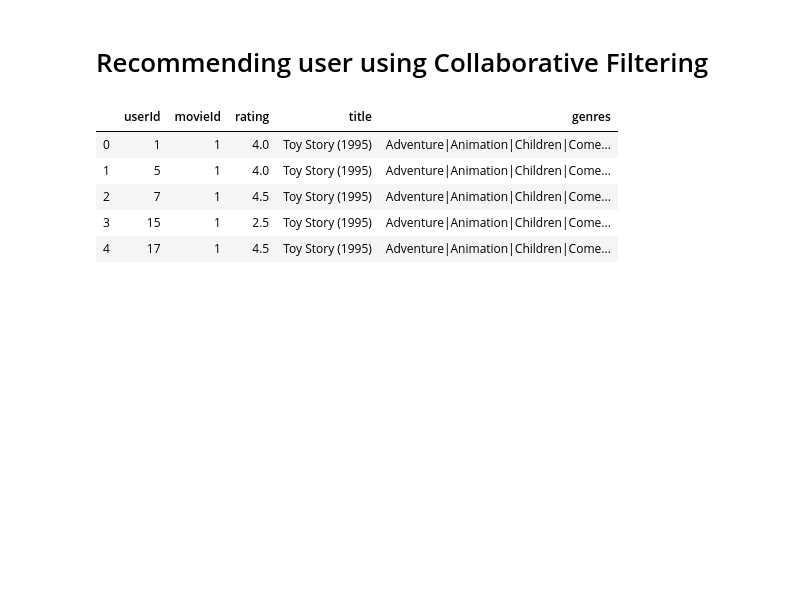
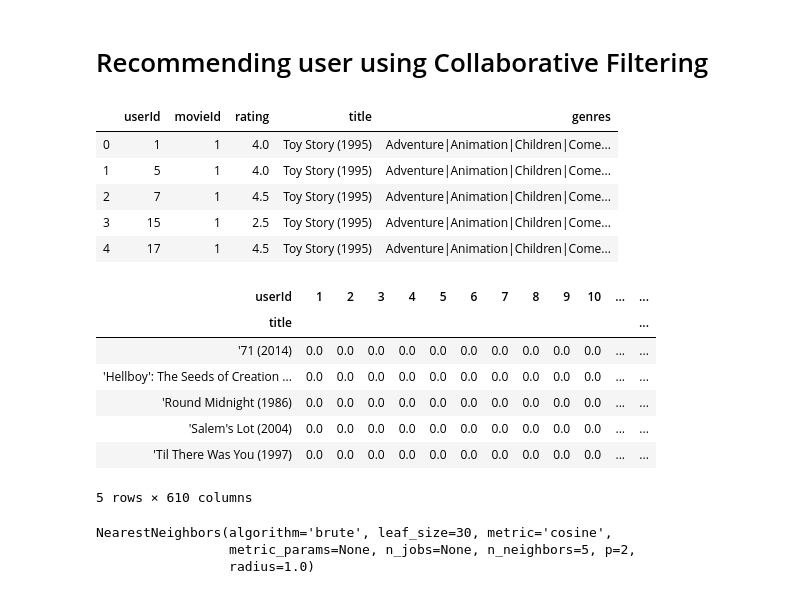
Before and after one commit to soumyajit4419/Movie_Recommender_System, a Jupyter notebook: Movie_recommender_system.ipynb, the cells around one changed output. Cells and saved outputs as stored; diff of their text form; code cells hidden in the pictures; blank space fills up the shorter version.

```diff
--- a/Movie_recommender_system.ipynb
+++ b/Movie_recommender_system.ipynb
@@ -145,3 +145,15 @@ df.head()
 | 2 | 7 | 1 | 4.5 | Toy Story (1995) | Adventure|Animation|Children|Come... |
 | 3 | 15 | 1 | 2.5 | Toy Story (1995) | Adventure|Animation|Children|Come... |
 | 4 | 17 | 1 | 4.5 | Toy Story (1995) | Adventure|Animation|Children|Come... |
+# %%
+movie_mat=pd.pivot_table(df,values='rating',index='title',columns='userId').fillna(0)
+movie_mat.head()
+# %% [output]
+| userId | 1 | 2 | 3 | 4 | 5 | 6 | 7 | 8 | 9 | 10 | ... | ... |
+| title |  |  |  |  |  |  |  |  |  |  |  | ... |
+| '71 (2014) | 0.0 | 0.0 | 0.0 | 0.0 | 0.0 | 0.0 | 0.0 | 0.0 | 0.0 | 0.0 | ... | ... |
+| 'Hellboy': The Seeds of Creation ... | 0.0 | 0.0 | 0.0 | 0.0 | 0.0 | 0.0 | 0.0 | 0.0 | 0.0 | 0.0 | ... | ... |
+| 'Round Midnight (1986) | 0.0 | 0.0 | 0.0 | 0.0 | 0.0 | 0.0 | 0.0 | 0.0 | 0.0 | 0.0 | ... | ... |
+| 'Salem's Lot (2004) | 0.0 | 0.0 | 0.0 | 0.0 | 0.0 | 0.0 | 0.0 | 0.0 | 0.0 | 0.0 | ... | ... |
+| 'Til There Was You (1997) | 0.0 | 0.0 | 0.0 | 0.0 | 0.0 | 0.0 | 0.0 | 0.0 | 0.0 | 0.0 | ... | ... |
+5 rows × 610 columns
@@ -147,0 +164,8 @@ df.head()
+# %%
+from sklearn.neighbors import NearestNeighbors
+knn = NearestNeighbors(metric = 'cosine', algorithm = 'brute')
+knn.fit(vec_movie_mat)
+# %% [output]
+NearestNeighbors(algorithm='brute', leaf_size=30, metric='cosine',
+                 metric_params=None, n_jobs=None, n_neighbors=5, p=2,
+                 radius=1.0)
```
Also changed, not shown: parts of 5 cells of this notebook.
